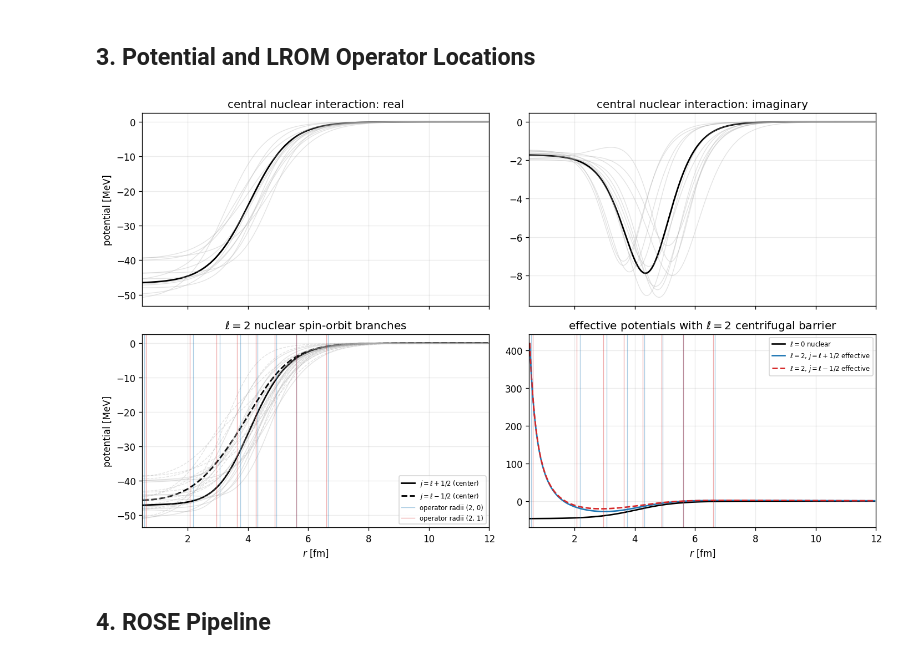
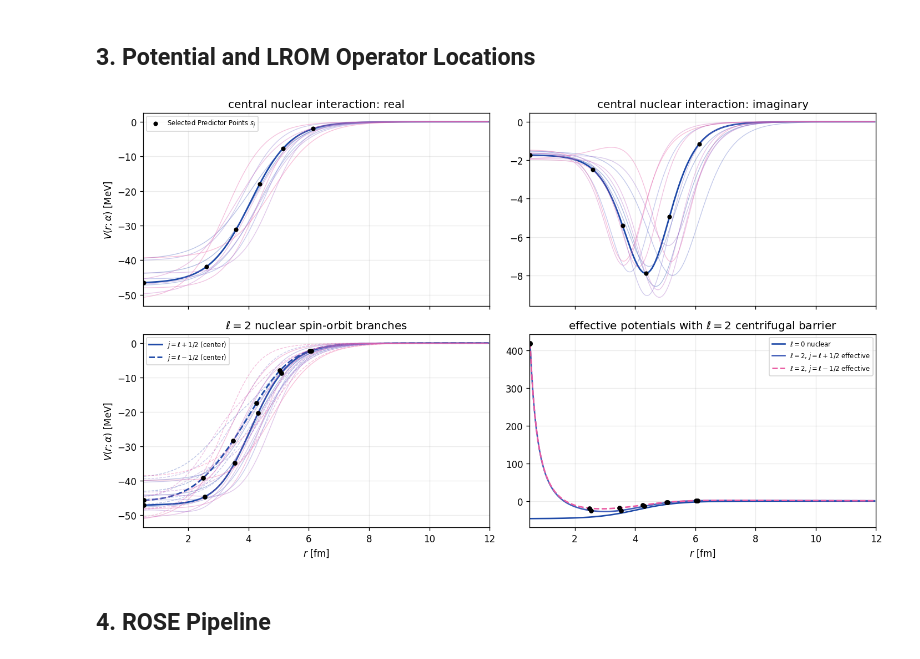
Before and after one commit to nitrogen5052/Learning-Reduced-Order-Models, a Jupyter notebook: notebooks/02_rose_vs_lrom_cross_sections.ipynb, the cells around one changed output. Saved outputs shown, nothing was run; the diff lists cells and outputs as text; code cells hidden in the pictures.

```diff
--- a/notebooks/02_rose_vs_lrom_cross_sections.ipynb
+++ b/notebooks/02_rose_vs_lrom_cross_sections.ipynb
@@ -36,11 +37,13 @@ N_TRAIN = 200
 N_TEST = 100
 HALF_WIDTH = 0.20
 ANGLES_DEG = np.arange(1.0, 180.0, 1.0)
-BASIS_SIZES = (4, 6, 8)
-ROSE_EIM_SIZES = (4, 8, 12)
-LROM_OPERATOR_COUNTS = (4, 8, 12)
+BASIS_SIZES = (4, 6, 8, 10, 12)
+ROSE_EIM_SIZES = (4, 6, 8, 10, 12)
+LROM_PREDICTOR_COUNTS = (4, 6, 8, 10, 12)
+CAT_CONFIGURATIONS = tuple(zip(BASIS_SIZES, BASIS_SIZES))
 DEFAULT_BASIS_SIZE = 6
-DEFAULT_OPERATOR_COUNT = 8
+DEFAULT_OPERATOR_COUNT = DEFAULT_BASIS_SIZE
+STUDY_CONFIGURATIONS = CAT_CONFIGURATIONS
 POTENTIAL_ELL = 2
 POTENTIAL_RADIUS_LIMITS_FM = (0.5, 12.0)
 TIMING_REPEATS = 3
@@ -49,6 +52,13 @@ SEED = 1204
 ERROR_DENOMINATOR_FLOOR = 1e-12
 PLOTTING_FLOOR = 1e-6
 LS_LABEL = "LS-projected cross section"
+BLUE_PINK_CMAP = LinearSegmentedColormap.from_list(
+    "blue_to_pink", ("#1f4aa8", "#6f78d1", "#c468c5", "#f05a9d")
+)
+
+
+def median_pointwise_absolute_error(prediction, reference):
+    return np.median(np.abs(np.asarray(prediction) - np.asarray(reference)), axis=1)
 # %% [markdown]
 ## 2. Training and Testing Samples
 # %%
@@ -133,6 +143,7 @@ ranked = np.argsort(distance)
 potential_rows = np.vstack(
     [center_vector, test_rows[ranked[np.linspace(0, len(ranked) - 1, 12, dtype=int)]]]
 )
+potential_norm = plt.Normalize(0, len(potential_rows) - 1)
 
 fig, axes = plt.subplots(2, 2, figsize=(12.0, 7.2), sharex=True)
 for row_index, row in enumerate(potential_rows):
@@ -145,8 +156,12 @@ for row_index, row in enumerate(potential_rows):
     )
     nuclear_plus = central_potential + POTENTIAL_ELL * spin_orbit_form
     nuclear_minus = central_potential - (POTENTIAL_ELL + 1) * spin_orbit_form
-    context_style = {"color": "0.68", "alpha": 0.35, "lw": 0.8}
-    style = {"color": "black", "alpha": 1.0, "lw": 1.7} if row_index == 0 else context_style
+    sample_color = BLUE_PINK_CMAP(potential_norm(row_index))
+    style = {
+        "color": sample_color,
+        "alpha": 1.0 if row_index == 0 else 0.38,
+        "lw": 1.7 if row_index == 0 else 0.8,
+    }
     label_suffix = " (center)" if row_index == 0 else None
 
     axes[0, 0].plot(plot_radius, central_potential.real[plot_mask], **style)
@@ -168,65 +183,80 @@ for row_index, row in enumerate(potential_rows):
         axes[1, 1].plot(
             plot_radius,
             central_potential.real[plot_mask],
-            color="black",
+            color=BLUE_PINK_CMAP(0.0),
             lw=1.6,
             label=r"$\ell=0$ nuclear",
         )
         axes[1, 1].plot(
             plot_radius,
             (nuclear_plus.real + barrier)[plot_mask],
-            color="tab:blue",
+            color=BLUE_PINK_CMAP(0.15),
             lw=1.6,
             label=r"$\ell=2$, $j=\ell+1/2$ effective",
         )
         axes[1, 1].plot(
             plot_radius,
             (nuclear_minus.real + barrier)[plot_mask],
-            color="tab:red",
+            color=BLUE_PINK_CMAP(0.95),
             linestyle="--",
             lw=1.6,
             label=r"$\ell=2$, $j=\ell-1/2$ effective",
         )
 
-# Show only the ell=2 operator radii on the two panels where channel separation matters.
-for color, channel in zip(("tab:blue", "tab:red"), ((POTENTIAL_ELL, 0), (POTENTIAL_ELL, 1))):
-    state = displayed_predictors[channel]
-    for radius_index, selected_radius in enumerate(state.selected_radii):
-        for ax in axes[1]:
-            ax.axvline(
-                selected_radius,
-                color=color,
-                alpha=0.38,
-                lw=0.8,
-                label=f"operator radii {channel}" if ax is axes[1, 0] and radius_index == 0 else None,
-            )
+# Mark selected LROM predictor points in black on the central curves.
+central_potential = lrom.full_woods_saxon(radius_mesh, center_vector)
+spin_orbit_form = lrom.full_woods_saxon_spin_orbit(radius_mesh, center_vector)
+barrier = benchmark_helper.centrifugal_barrier_mev(
+    radius_mesh, ell=POTENTIAL_ELL, reduced_mass_mev=emulator.kinematics.mu
+)
+nuclear_branches = {
+    (POTENTIAL_ELL, 0): central_potential + POTENTIAL_ELL * spin_orbit_form,
+    (POTENTIAL_ELL, 1): central_potential - (POTENTIAL_ELL + 1) * spin_orbit_form,
+}
+central_radii = displayed_predictors[0].selected_radii
+axes[0, 0].scatter(
+    central_radii, np.interp(central_radii, radius_mesh, central_potential.real),
+    color="black", s=15, zorder=5, label=r"Selected Predictor Points $s_j$",
+)
+axes[0, 1].scatter(
+    central_radii, np.interp(central_radii, radius_mesh, central_potential.imag),
+    color="black", s=15, zorder=5,
+)
+for channel, branch in nuclear_branches.items():
+    radii = displayed_predictors[channel].selected_radii
+    axes[1, 0].scatter(
+        radii, np.interp(radii, radius_mesh, branch.real),
+        color="black", s=18, zorder=5,
+    )
+    axes[1, 1].scatter(
+        radii, np.interp(radii, radius_mesh, branch.real + barrier),
+        color="black", s=18, zorder=5,
+    )
 
 for ax, title in zip(
     axes.flat,
     (
         "central nuclear interaction: real",
         "central nuclear interaction: imaginary",
         r"$\ell=2$ nuclear spin-orbit branches",
         r"effective potentials with $\ell=2$ centrifugal barrier",
     ),
 ):
     ax.set_title(title)
     ax.set_xlim(*POTENTIAL_RADIUS_LIMITS_FM)
 for ax in axes[1]:
     ax.set_xlabel(r"$r$ [fm]")
 for ax in axes[:, 0]:
-    ax.set_ylabel("potential [MeV]")
+    ax.set_ylabel(r"$V(r;\alpha)$ [MeV]")
+axes[0, 0].legend(fontsize=7)
 axes[1, 0].legend(fontsize=7)
 axes[1, 1].legend(fontsize=7)
 fig.tight_layout()
 
-selected_radii = np.concatenate(
-    [state.selected_radii for state in displayed_predictors.values()]
-)
-assert np.all(selected_radii >= 0.5)
+assert all(np.all(state.selected_radii >= 0.5) for state in displayed_predictors.values())
 plt.show()
 # %% [output]
-[figure, old version]
+[figure, new version]
 # %% [markdown]
 ## 4. ROSE Pipeline
 # %%
```
Also changed, not shown: parts of 8 cells of this notebook, 8 other files.
